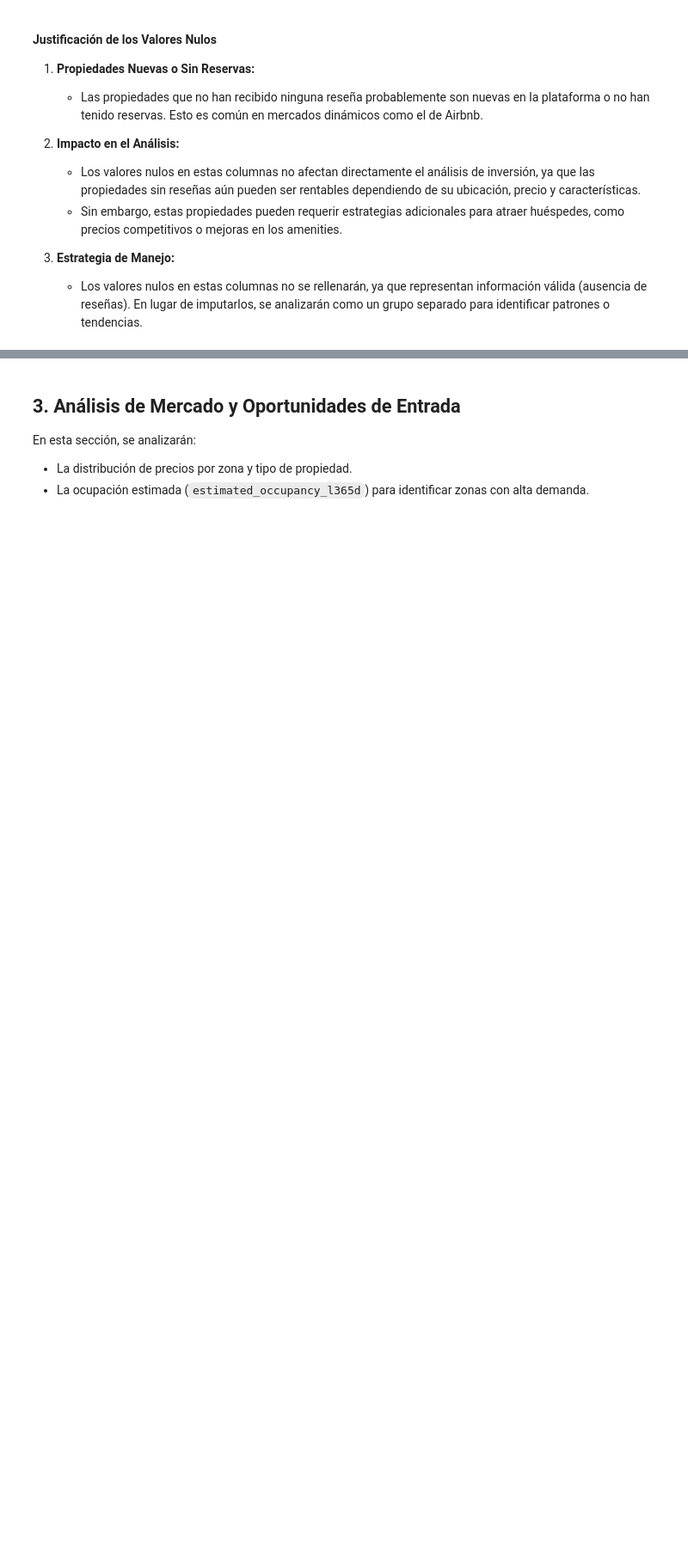
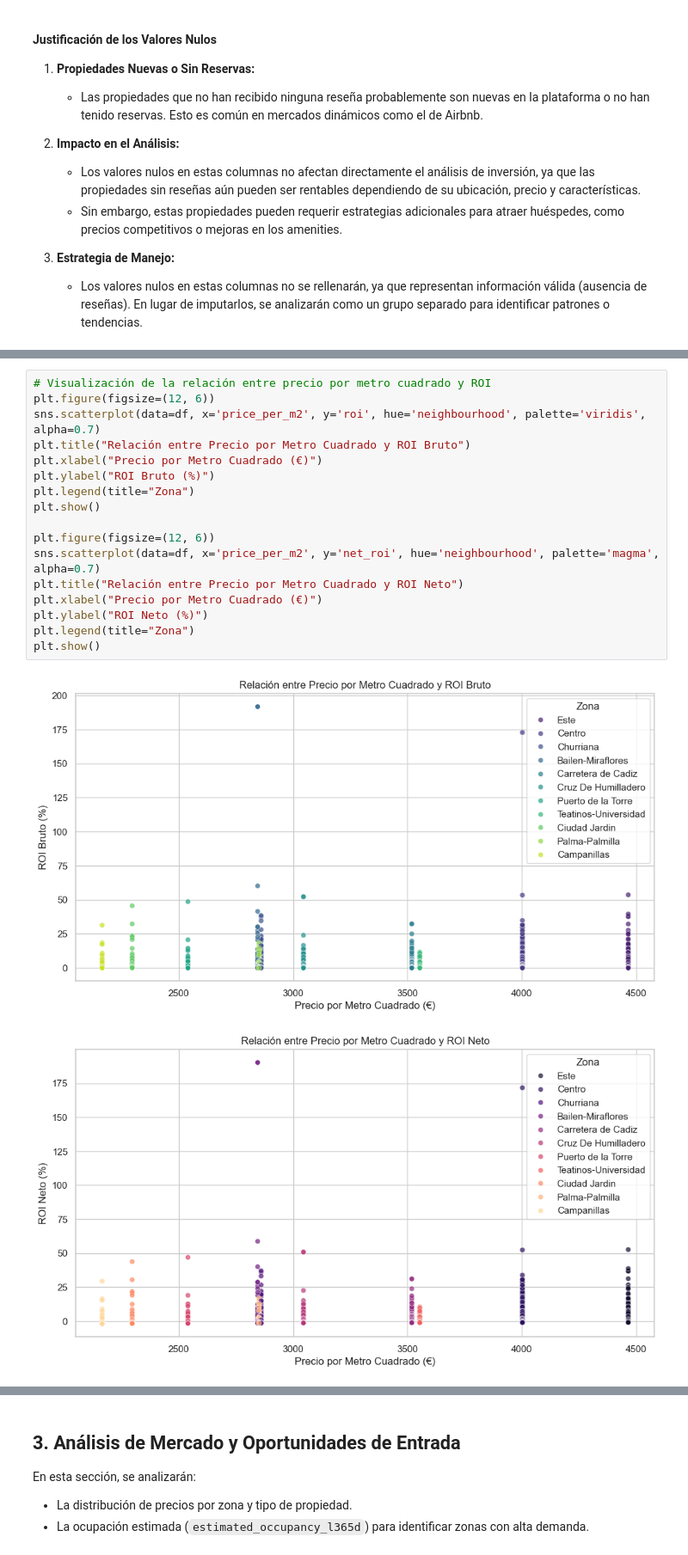
Before and after one commit to vfpomer/Analisis-de-inversion-inmobiliario, a Jupyter notebook: notebooks/malaga_eda.ipynb, the cells around one changed output, grey strips where cells are left out. Shown at 86% size. Drawn from its saved outputs; the diff is of its cells as text; blank space fills up the shorter version.

```diff
--- a/notebooks/malaga_eda.ipynb
+++ b/notebooks/malaga_eda.ipynb
@@ -179,0 +240,20 @@ Top 10 zonas y tipos de propiedad por ROI:
+# %%
+# Visualización de la relación entre precio por metro cuadrado y ROI
+plt.figure(figsize=(12, 6))
+sns.scatterplot(data=df, x='price_per_m2', y='roi', hue='neighbourhood', palette='viridis', alpha=0.7)
+plt.title("Relación entre Precio por Metro Cuadrado y ROI Bruto")
+plt.xlabel("Precio por Metro Cuadrado (€)")
+plt.ylabel("ROI Bruto (%)")
+plt.legend(title="Zona")
+plt.show()
+
+plt.figure(figsize=(12, 6))
+sns.scatterplot(data=df, x='price_per_m2', y='net_roi', hue='neighbourhood', palette='magma', alpha=0.7)
+plt.title("Relación entre Precio por Metro Cuadrado y ROI Neto")
+plt.xlabel("Precio por Metro Cuadrado (€)")
+plt.ylabel("ROI Neto (%)")
+plt.legend(title="Zona")
+plt.show()
+# %% [output]
+[figure, added]
+[figure, added]
```
Also changed, not shown: parts of 25 cells of this notebook, 7 other files.
